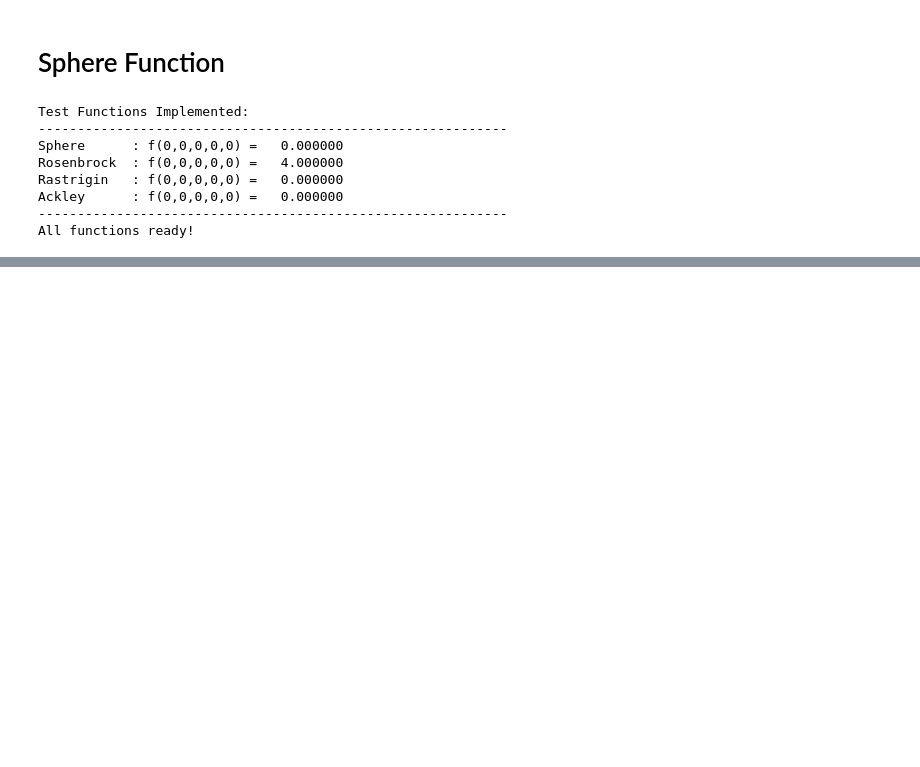
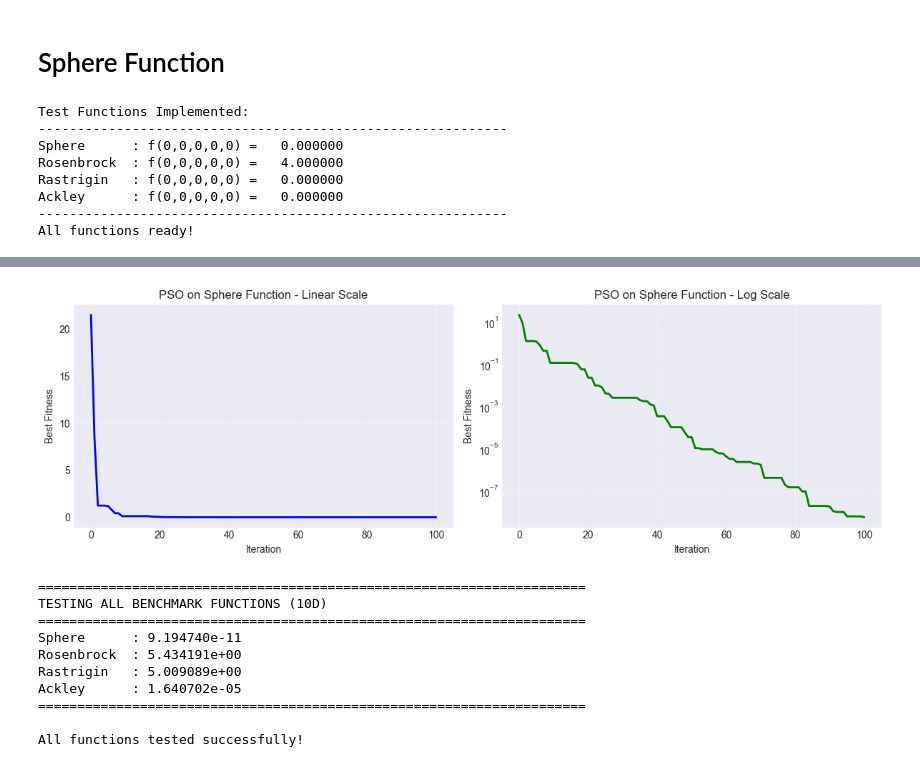
Before and after one commit to mueedhussain7/FGP_ACIT4610, a Jupyter notebook: problem2_pso/PSO_Implementation.ipynb, the cells around one changed output, grey strips where cells are left out. Drawn from its saved outputs; the diff is of its cells as text; code cells hidden in the pictures; blank space fills up the shorter version.

Commit message:
Add testing and visualization. PSO Implementation complete

```diff
--- a/problem2_pso/PSO_Implementation.ipynb
+++ b/problem2_pso/PSO_Implementation.ipynb
@@ -132,0 +252,18 @@ All functions ready!
+# %%
+# Test PSO on Sphere function
+print("=" * 70)
+print("TESTING PSO ON SPHERE FUNCTION (5D)")
+print("=" * 70)
+
+sphere = SphereFunction()
+pso = PSO(n_particles=20, max_iterations=100)
+
+best_pos, best_fit, curve = pso.optimize(
+    sphere.evaluate, 5, sphere.bounds_lower, sphere.bounds_upper
+)
+
+print(f"\nResults:")
+print(f"  Best fitness: {best_fit:.6e}")
+print(f"  Best position: {best_pos}")
+print(f"  Success: {'YES' if best_fit < 1e-6 else 'NO'}")
+print("=" * 70)
@@ -132,0 +289,57 @@ All functions ready!
+# %%
+# Visualization and comprehensive testing
+
+def plot_convergence(curve, title):
+    """Plot convergence curve"""
+    fig, (ax1, ax2) = plt.subplots(1, 2, figsize=(12, 4))
+
+    ax1.plot(curve, 'b-', linewidth=2)
+    ax1.set_xlabel('Iteration')
+    ax1.set_ylabel('Best Fitness')
+    ax1.set_title(f'{title} - Linear Scale')
+    ax1.grid(True, alpha=0.3)
+
+    ax2.plot(curve, 'g-', linewidth=2)
+    ax2.set_xlabel('Iteration')
+    ax2.set_ylabel('Best Fitness')
+    ax2.set_title(f'{title} - Log Scale')
+    ax2.set_yscale('log')
+    ax2.grid(True, alpha=0.3)
+
+    plt.tight_layout()
+    plt.show()
+
+# Plot Sphere convergence
+plot_convergence(curve, "PSO on Sphere Function")
+
+# Test all functions
+print("\n" + "=" * 70)
+print("TESTING ALL BENCHMARK FUNCTIONS (10D)")
+print("=" * 70)
+
+results = []
+for func_name in ['sphere', 'rosenbrock', 'rastrigin', 'ackley']:
+    func = get_function(func_name)
+    pso = PSO(n_particles=30, max_iterations=200)
+
+    best_pos, best_fit, curve = pso.optimize(
+        func.evaluate, 10, func.bounds_lower, func.bounds_upper, verbose=False
+    )
+
+    results.append({'Function': func.name, 'Final Fitness': best_fit})
+    print(f"{func.name:12s}: {best_fit:.6e}")
+
+print("=" * 70)
+print("\nAll functions tested successfully!")
+# %% [output]
+[figure, added]
+======================================================================
+TESTING ALL BENCHMARK FUNCTIONS (10D)
+======================================================================
+Sphere      : 9.194740e-11
+Rosenbrock  : 5.434191e+00
+Rastrigin   : 5.009089e+00
+Ackley      : 1.640702e-05
+======================================================================
+
+All functions tested successfully!
```
Also changed, not shown: parts of 4 cells of this notebook.
